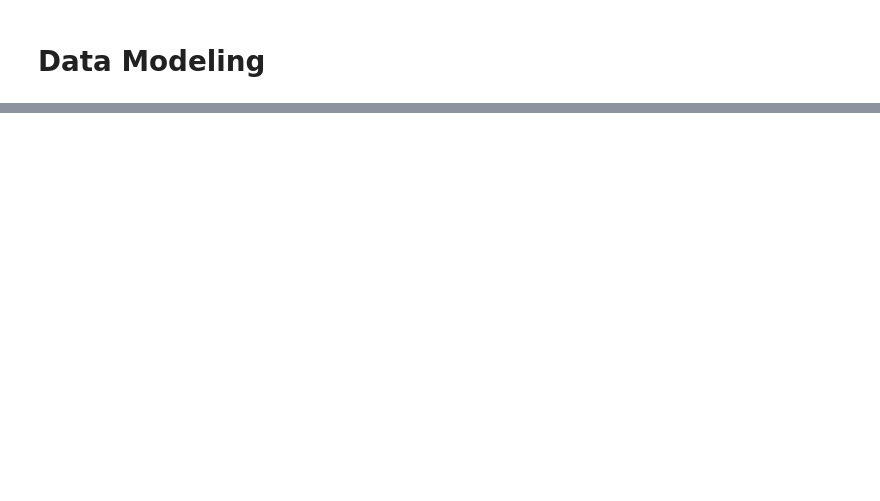
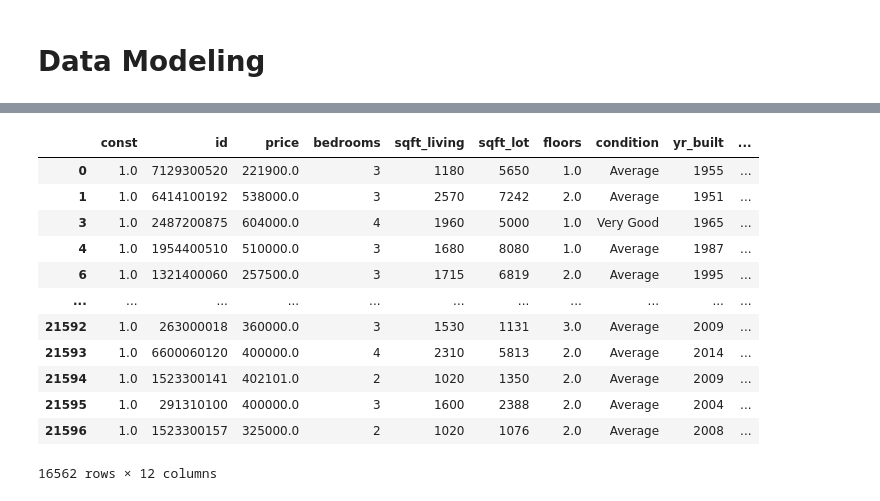
Before and after one commit to ashakeri92/dsc-phase-2-project-v2-3, a Jupyter notebook: Analysis.ipynb, the cells around one changed output, grey strips where cells are left out. Cells and saved outputs as stored; diff of their text form; code cells hidden in the pictures; blank space fills up the shorter version.

```diff
--- a/Analysis.ipynb
+++ b/Analysis.ipynb
@@ -192,3 +184,20 @@ kc.describe()
+# %%
+predictors = sm.add_constant(kc_preds)
+predictors
+# %% [output]
+|  | const | id | price | bedrooms | sqft_living | sqft_lot | floors | condition | yr_built | ... |
+| 0 | 1.0 | 7129300520 | 221900.0 | 3 | 1180 | 5650 | 1.0 | Average | 1955 | ... |
+| 1 | 1.0 | 6414100192 | 538000.0 | 3 | 2570 | 7242 | 2.0 | Average | 1951 | ... |
+| 3 | 1.0 | 2487200875 | 604000.0 | 4 | 1960 | 5000 | 1.0 | Very Good | 1965 | ... |
+| 4 | 1.0 | 1954400510 | 510000.0 | 3 | 1680 | 8080 | 1.0 | Average | 1987 | ... |
+| 6 | 1.0 | 1321400060 | 257500.0 | 3 | 1715 | 6819 | 2.0 | Average | 1995 | ... |
+| ... | ... | ... | ... | ... | ... | ... | ... | ... | ... | ... |
+| 21592 | 1.0 | 263000018 | 360000.0 | 3 | 1530 | 1131 | 3.0 | Average | 2009 | ... |
+| 21593 | 1.0 | 6600060120 | 400000.0 | 4 | 2310 | 5813 | 2.0 | Average | 2014 | ... |
+| 21594 | 1.0 | 1523300141 | 402101.0 | 2 | 1020 | 1350 | 2.0 | Average | 2009 | ... |
+| 21595 | 1.0 | 291310100 | 400000.0 | 3 | 1600 | 2388 | 2.0 | Average | 2004 | ... |
+| 21596 | 1.0 | 1523300157 | 325000.0 | 2 | 1020 | 1076 | 2.0 | Average | 2008 | ... |
+16562 rows × 12 columns
 # %%
 kc['is_renovated']=kc.yr_renovated.map(lambda x : 1 if x > 0 else 0)
 # %%
```
Also changed, not shown: parts of 10 cells of this notebook.
